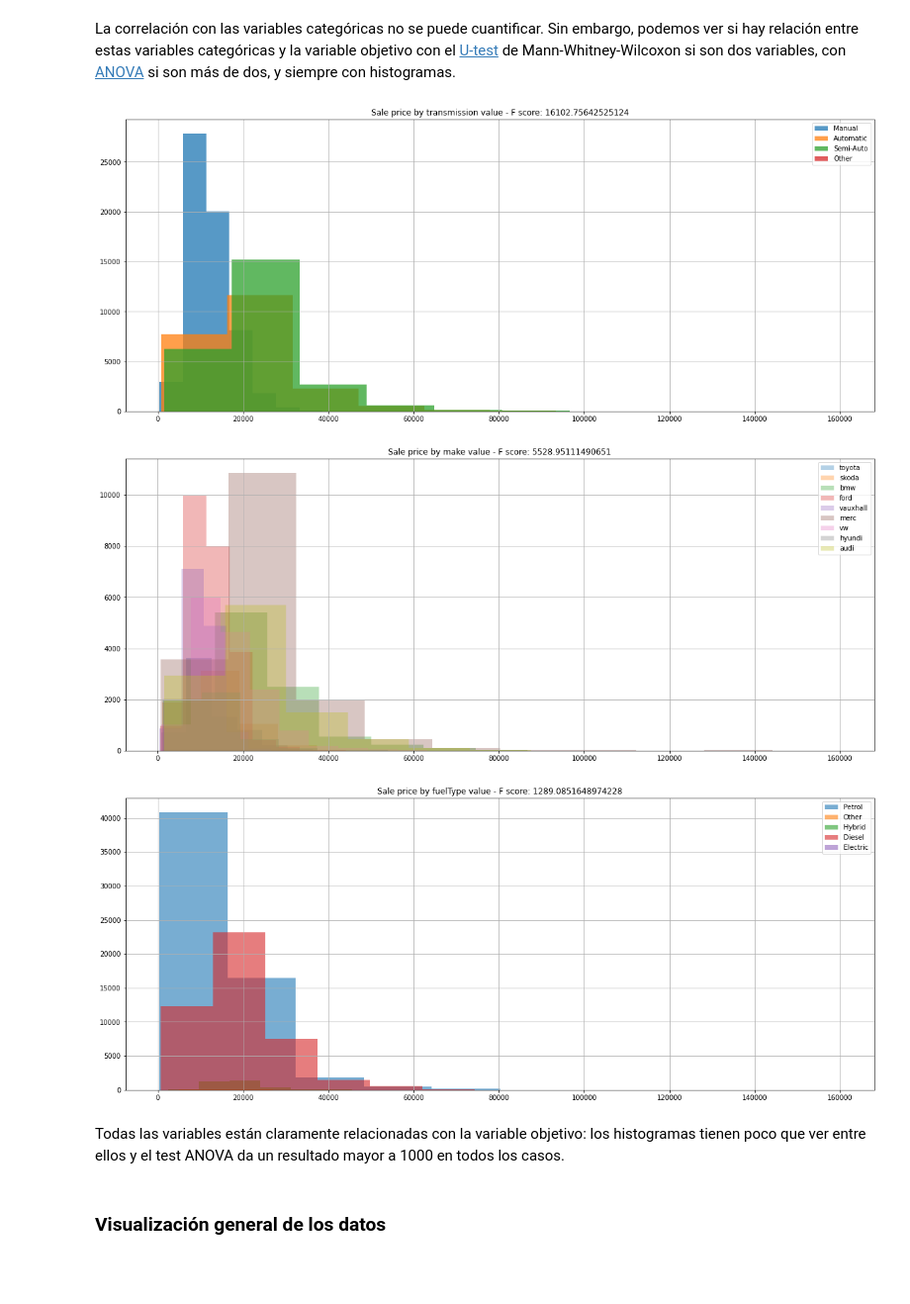
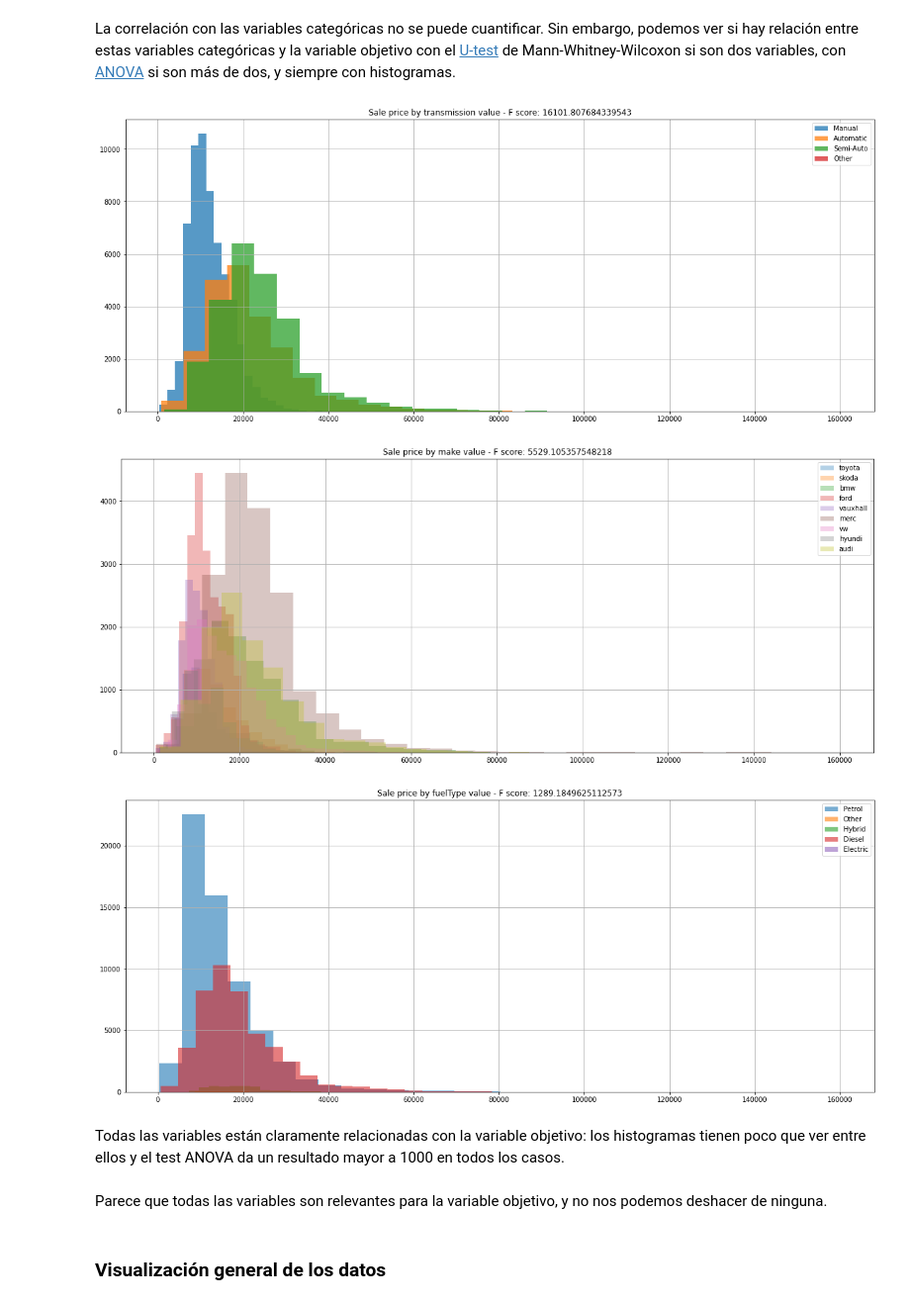
Before and after one commit to dietrujillo/ml_lab, a Jupyter notebook: lab1/notebooks/lab1.ipynb, the cells around one changed output. Shown at 99% size. Drawn from its saved outputs; the diff is of its cells as text; code cells hidden in the pictures; blank space fills up the shorter version.

```diff
--- a/lab1/notebooks/lab1.ipynb
+++ b/lab1/notebooks/lab1.ipynb
@@ -188,8 +188,8 @@ del dataframes["cclass"], dataframes["focus"]
 Y ahora vamos a generar un único `DataFrame` que contenga todos los datos del proyecto. Para saber qué marca tiene cada instancia vamos a añadir una columna `make`.
 # %%
 columns = [
-    "make", "model", "year", "price", "transmission", "mileage", "fuelType",
-    "tax", "mpg", "engineSize"
+    "make", "model", "year", "transmission", "mileage", "fuelType", "tax",
+    "mpg", "engineSize", "price"
 ]
 
 df = pd.DataFrame(columns=columns)
@@ -360,41 +363,46 @@ La correlación con las variables categóricas no se puede cuantificar. Sin emba
 categorical_variables = ["transmission", "make", "fuelType"] # Omitimos model, porque hay demasiados tipos como para hacer este test.
 
 def divide_category(df, var):
+    """
+    Divide a dataframe in several dataframes, grouping by variable `var`.
+    """
     index = []
     ret = []
     unique_categories = df[var].unique()
 
     for cat in unique_categories:
         category_df = df[df[var] == cat]
         index.append(cat)
         ret.append(category_df)
 
     return index, ret
 
 for var in categorical_variables:
     index, divided_data = divide_category(df, var)
 
     prices = [x.price for x in divided_data]
 
     plt.figure(figsize=(20, 8))
     if len(index) != 2:
         plt.title(f"Sale price by {var} value - F score: {f_oneway(*prices).statistic}")
     else:
         plt.title(f"Sale price by {var} value - U score: {mannwhitneyu(*prices).statistic}")
 
     for i, category_data in zip(index, divided_data):
-        plt.hist(category_data.price, label=i, alpha=3/len(index))
+        plt.hist(category_data.price, label=i, alpha=3/len(index), bins=30)
 
     plt.legend()
     plt.grid()
 
     plt.show()
 # %% [output]
-[figure, old version]
+[figure, new version]
-[figure, old version]
+[figure, new version]
-[figure, old version]
+[figure, new version]
 # %% [markdown]
 Todas las variables están claramente relacionadas con la variable objetivo: los histogramas tienen poco que ver entre ellos y el test ANOVA da un resultado mayor a 1000 en todos los casos.
+# %% [markdown]
+Parece que todas las variables son relevantes para la variable objetivo, y no nos podemos deshacer de ninguna.
 # %% [markdown]
 ### Visualización general de los datos
 # %% [markdown]
```
Also changed, not shown: parts of 20 cells of this notebook, 1 other file.
